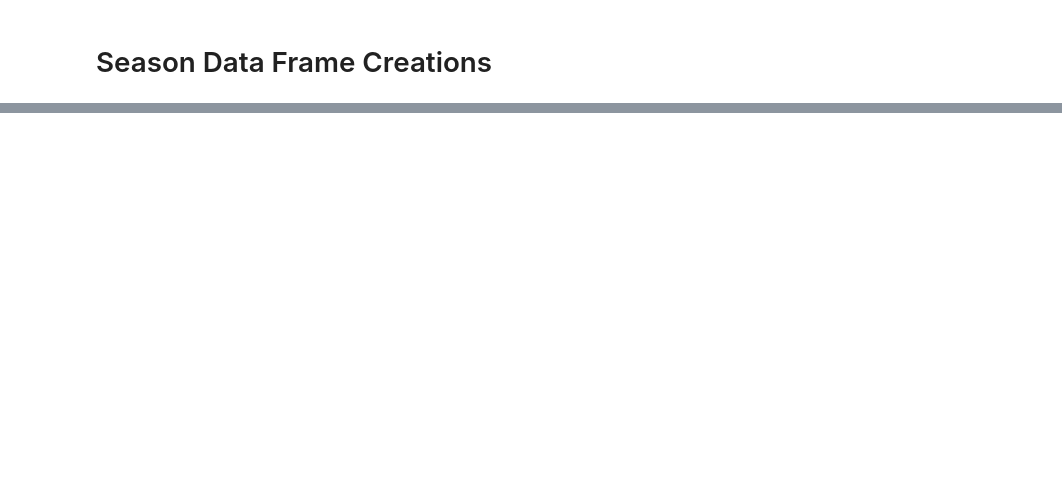
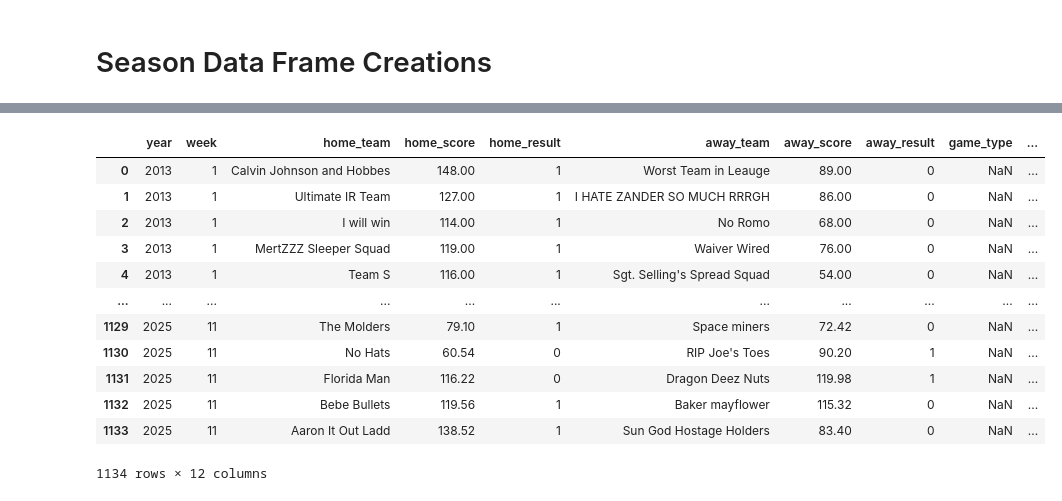
Before and after one commit to pselling520/dragons_league_data_2025, a Jupyter notebook: League Exploration.ipynb, the cells around one changed output, grey strips where cells are left out. Cells and saved outputs as stored; diff of their text form; code cells hidden in the pictures; blank space fills up the shorter version.

```diff
--- a/League Exploration.ipynb
+++ b/League Exploration.ipynb
@@ -146,0 +167,33 @@ history_2025 = create_season_history(2025, league_2025, league_history)
+# %%
+history_2013 = create_season_history(2013, league_2013, league_history)
+history_2014 = create_season_history(2014, league_2014, league_history)
+history_2015 = create_season_history(2015, league_2015, league_history)
+history_2016 = create_season_history(2016, league_2016, league_history)
+history_2017 = create_season_history(2017, league_2017, league_history)
+history_2018 = create_season_history(2018, league_2018, league_history)
+history_2019 = create_season_history(2019, league_2019, league_history)
+history_2020 = create_season_history(2020, league_2020, league_history)
+history_2021 = create_season_history(2021, league_2021, league_history)
+history_2022 = create_season_history(2022, league_2022, league_history)
+history_2023 = create_season_history(2023, league_2023, league_history)
+# %%
+league_matchup_history = [history_2013, history_2014, history_2015, history_2016, history_2017,
+                          history_2018, history_2019, history_2020, history_2021, history_2022,
+                          history_2023, history_2024, history_2025]  # your 13 dataframes
+league_matchup_history = pd.concat(league_matchup_history, ignore_index=True)
+# %%
+league_matchup_history
+# %% [output]
+|  | year | week | home_team | home_score | home_result | away_team | away_score | away_result | game_type | ... |
+| 0 | 2013 | 1 | Calvin Johnson and Hobbes | 148.00 | 1 | Worst Team in Leauge | 89.00 | 0 | NaN | ... |
+| 1 | 2013 | 1 | Ultimate IR Team | 127.00 | 1 | I HATE ZANDER SO MUCH RRRGH | 86.00 | 0 | NaN | ... |
+| 2 | 2013 | 1 | I will win | 114.00 | 1 | No Romo | 68.00 | 0 | NaN | ... |
+| 3 | 2013 | 1 | MertZZZ Sleeper Squad | 119.00 | 1 | Waiver Wired | 76.00 | 0 | NaN | ... |
+| 4 | 2013 | 1 | Team S | 116.00 | 1 | Sgt. Selling's Spread Squad | 54.00 | 0 | NaN | ... |
+| ... | ... | ... | ... | ... | ... | ... | ... | ... | ... | ... |
+| 1129 | 2025 | 11 | The Molders | 79.10 | 1 | Space miners | 72.42 | 0 | NaN | ... |
+| 1130 | 2025 | 11 | No Hats | 60.54 | 0 | RIP Joe's Toes | 90.20 | 1 | NaN | ... |
+| 1131 | 2025 | 11 | Florida Man | 116.22 | 0 | Dragon Deez Nuts | 119.98 | 1 | NaN | ... |
+| 1132 | 2025 | 11 | Bebe Bullets | 119.56 | 1 | Baker mayflower | 115.32 | 0 | NaN | ... |
+| 1133 | 2025 | 11 | Aaron It Out Ladd | 138.52 | 1 | Sun God Hostage Holders | 83.40 | 0 | NaN | ... |
+1134 rows × 12 columns
```
Also changed, not shown: parts of 8 cells of this notebook.
